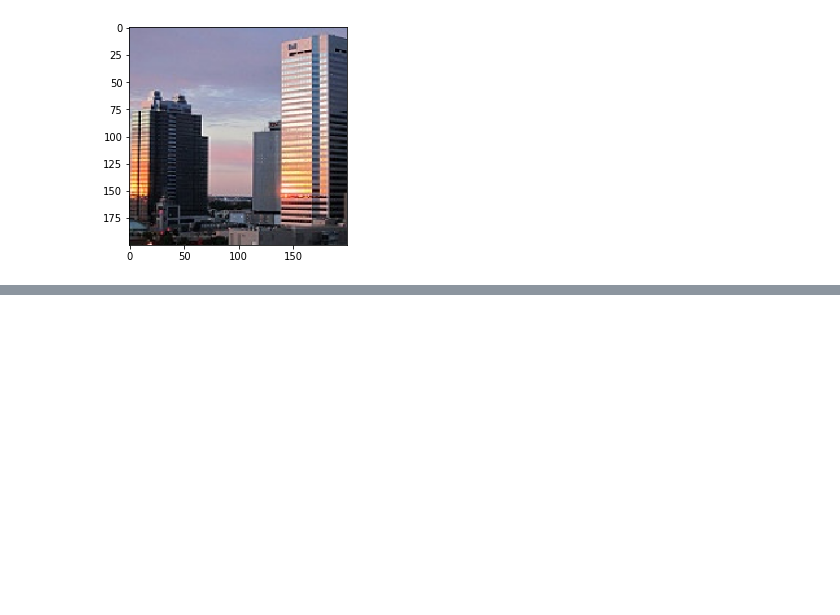
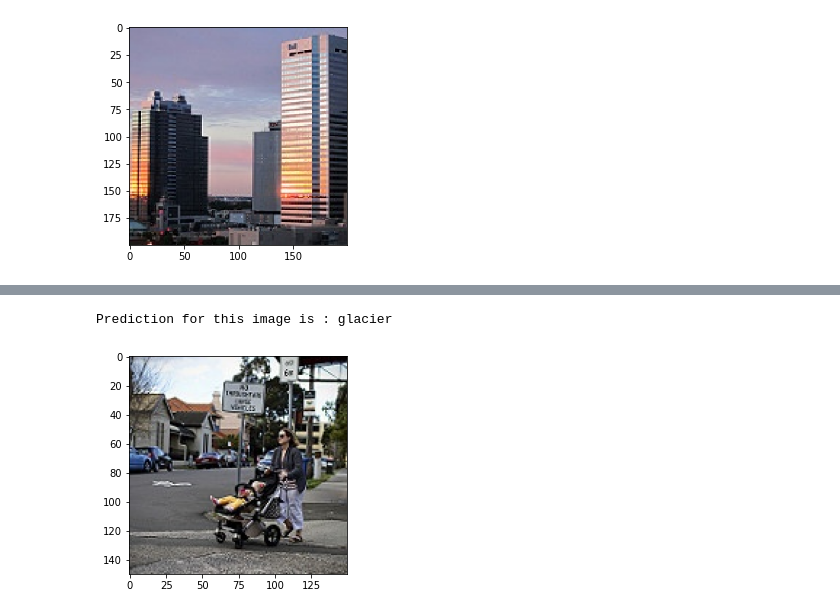
Before and after one commit to elixter/Intel_image_classification, a Jupyter notebook: intel_image_classification.ipynb, the cells around one changed output, grey strips where cells are left out. Saved outputs shown, nothing was run; the diff lists cells and outputs as text; code cells hidden in the pictures; blank space fills up the shorter version.

```diff
--- a/intel_image_classification.ipynb
+++ b/intel_image_classification.ipynb
@@ -297,0 +330,20 @@ Prediction for this image is : mountain
+# %%
+import numpy as np
+from keras.preprocessing import image
+
+file_path =  './seg_pred/seg_pred/375.jpg'
+
+test_image = image.load_img(file_path, target_size = (150, 150))
+plt.imshow(test_image)
+test_image = image.img_to_array(test_image)
+test_image = np.expand_dims(test_image, axis = 0)
+result = model.predict(test_image)
+
+classes=train_generator.class_indices
+
+classes=['buildings','forest','glacier','mountain','sea','street']
+
+print("Prediction for this image is :",classes[np.argmax(result)])
+# %% [output]
+Prediction for this image is : glacier
+[figure, added]
```
Also changed, not shown: parts of 10 cells of this notebook, 1 other file.
